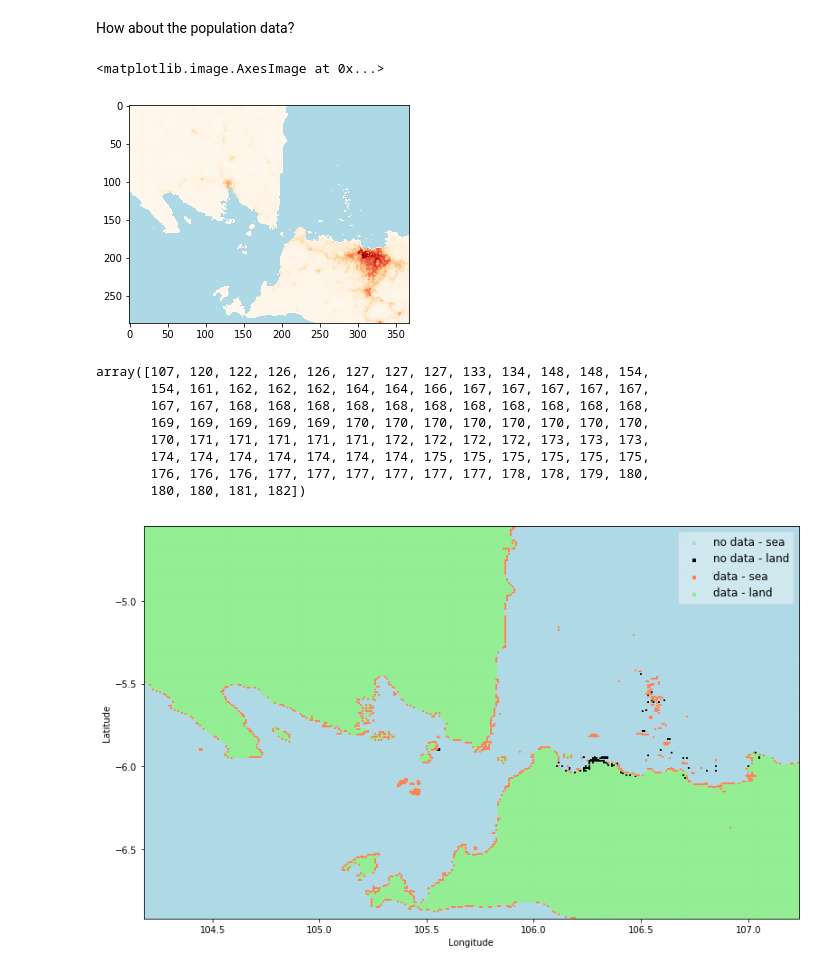
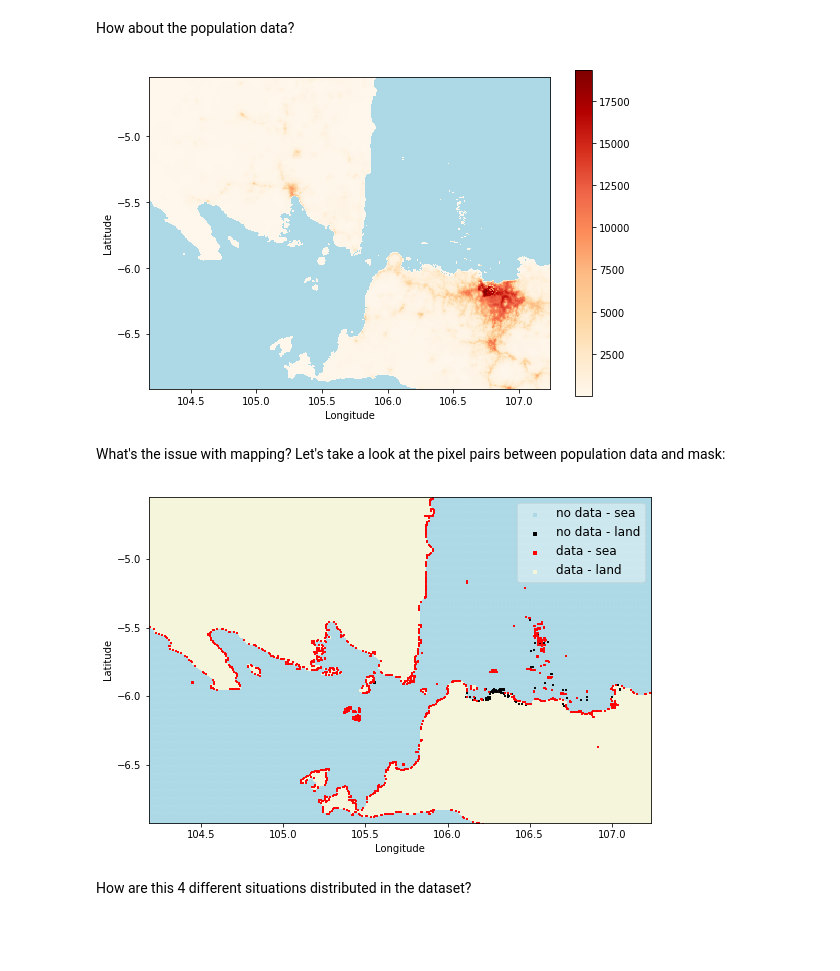
Before and after one commit to geohackweek/ghw2018_popfill, a Jupyter notebook: visualization.ipynb, the cells around one changed output. Cells and saved outputs as stored; diff of their text form; code cells hidden in the pictures; blank space fills up the shorter version.

```diff
--- a/visualization.ipynb
+++ b/visualization.ipynb
@@ -25,0 +81,11 @@ mask, population = loader.load(mask_file, population_file)
+# %%
+T0 = mask.profile['transform']
+T1 = T0*Affine.translation(0.5, 0.5) # Get affine transform for pixel centers
+
+# Function to convert pixel row/column index (from 0) to easting/northing at center
+rc2xy = lambda r, c: (c, r) * T1
+
+col = np.arange(mask.data.shape[1])
+row = np.arange(mask.data.shape[0])
+cols, rows = np.meshgrid(col, row)
+x, y = rc2xy(rows, cols)  # x, y are longitude and latitude coordinates, respectively
@@ -40,11 +116,7 @@ plt.imshow(plt_data,interpolation='none',cmap=mask_color)
 # %% [markdown]
 How about the population data?
 # %%
-pop_color = copy(plt.cm.OrRd)
-pop_color.set_bad(color='lightblue')
-
 plt_data = np.ma.masked_where(population.data == np.nan, population.data)
-plt.imshow(plt_data,interpolation='none',cmap=pop_color)
+plot_pop(x,y,plt_data)
 # %% [output]
-<matplotlib.image.AxesImage at 0x...>
-[figure, old version]
+[figure, new version]
@@ -74,21 +123,11 @@ x, y = rc2xy(rows, cols)
-# %%
-rows[class_re==12]
-# %% [output]
-array([107, 120, 122, 126, 126, 127, 127, 127, 133, 134, 148, 148, 154,
-       154, 161, 162, 162, 162, 164, 164, 166, 167, 167, 167, 167, 167,
-       167, 167, 168, 168, 168, 168, 168, 168, 168, 168, 168, 168, 168,
-       169, 169, 169, 169, 169, 170, 170, 170, 170, 170, 170, 170, 170,
-       170, 171, 171, 171, 171, 171, 172, 172, 172, 172, 173, 173, 173,
-       174, 174, 174, 174, 174, 174, 174, 175, 175, 175, 175, 175, 175,
-       176, 176, 176, 177, 177, 177, 177, 177, 177, 178, 178, 179, 180,
-       180, 180, 181, 182])
+# %% [markdown]
+What's the issue with mapping? Let's take a look at the pixel pairs between population data and mask:
 # %%
-plt.figure(figsize=(13,8))
+plt.figure(figsize=(9,6))
 h1 = plt.scatter(x[class_re==11], y[class_re==11], 1, c = 'lightblue', marker = u's')
-h4 = plt.scatter(x[class_re==22], y[class_re==22], 1, c = 'lightgreen', marker = u's')
+h4 = plt.scatter(x[class_re==22], y[class_re==22], 1, c = 'beige', marker = u's')
 h2 = plt.scatter(x[class_re==12], y[class_re==12], 1, c = 'black', marker = u's')
-h3 = plt.scatter(x[class_re==21], y[class_re==21], 1, c = 'coral', marker = u's')
-
+h3 = plt.scatter(x[class_re==21], y[class_re==21], 1, c = 'red', marker = u's')
 
 plt.legend((h1,h2,h3,h4),('no data - sea','no data - land','data - sea','data - land'),
            fontsize='large',markerscale=3,fancybox=True,framealpha=0.4,loc=1)
@@ -97,4 +136,4 @@ plt.xlabel('Longitude')
 plt.xlim(x[0,0],x[-1,-1])
 plt.ylim(y[-1,-1],y[0,0]);
 # %% [output]
-[figure, old version]
+[figure, new version]
@@ -103 +140,3 @@ unique, counts = np.unique(class_re, return_counts=True)
+# %% [markdown]
+How are this 4 different situations distributed in the dataset?
 # %%
```
Also changed, not shown: parts of 30 cells of this notebook.
